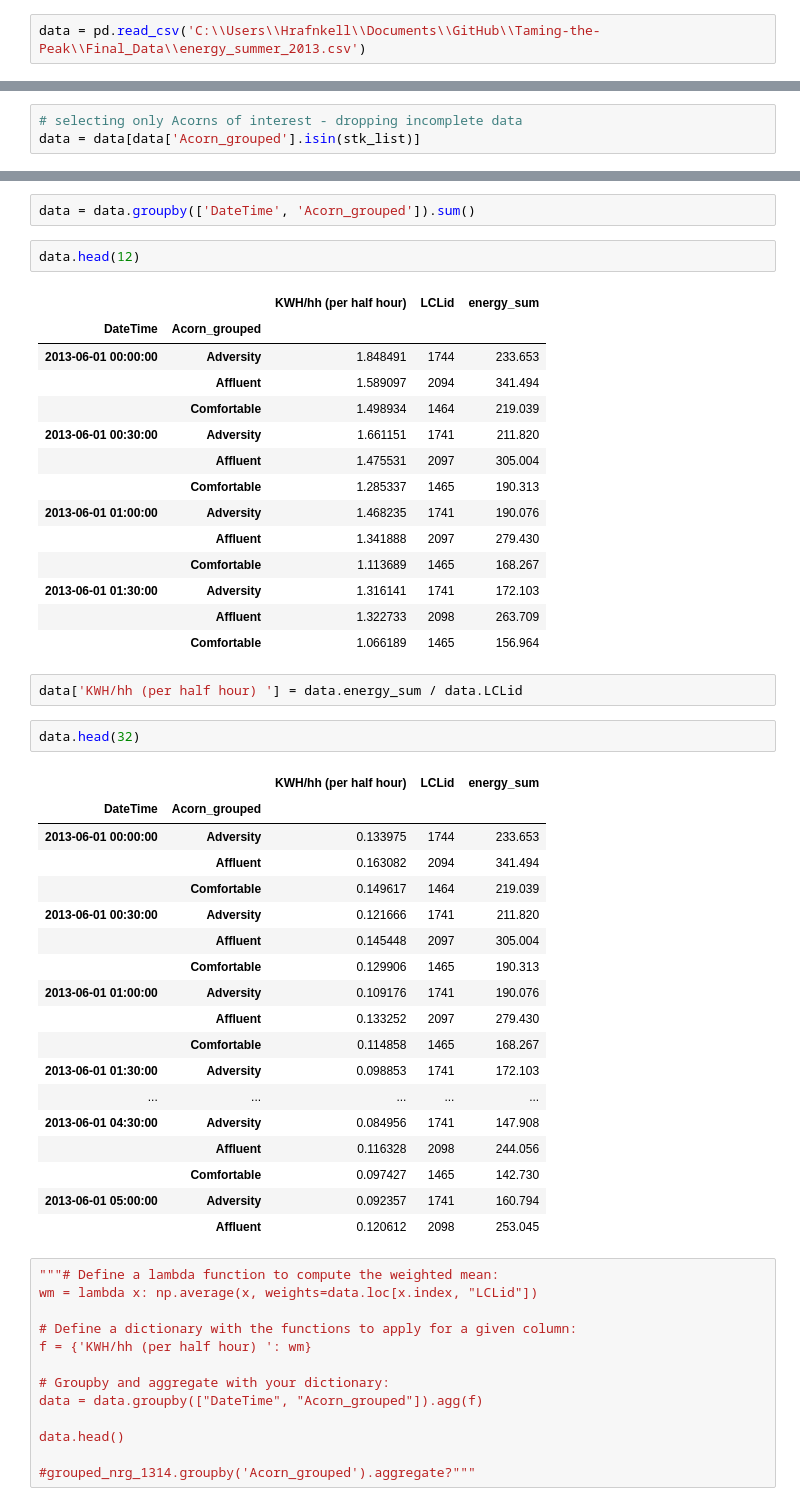
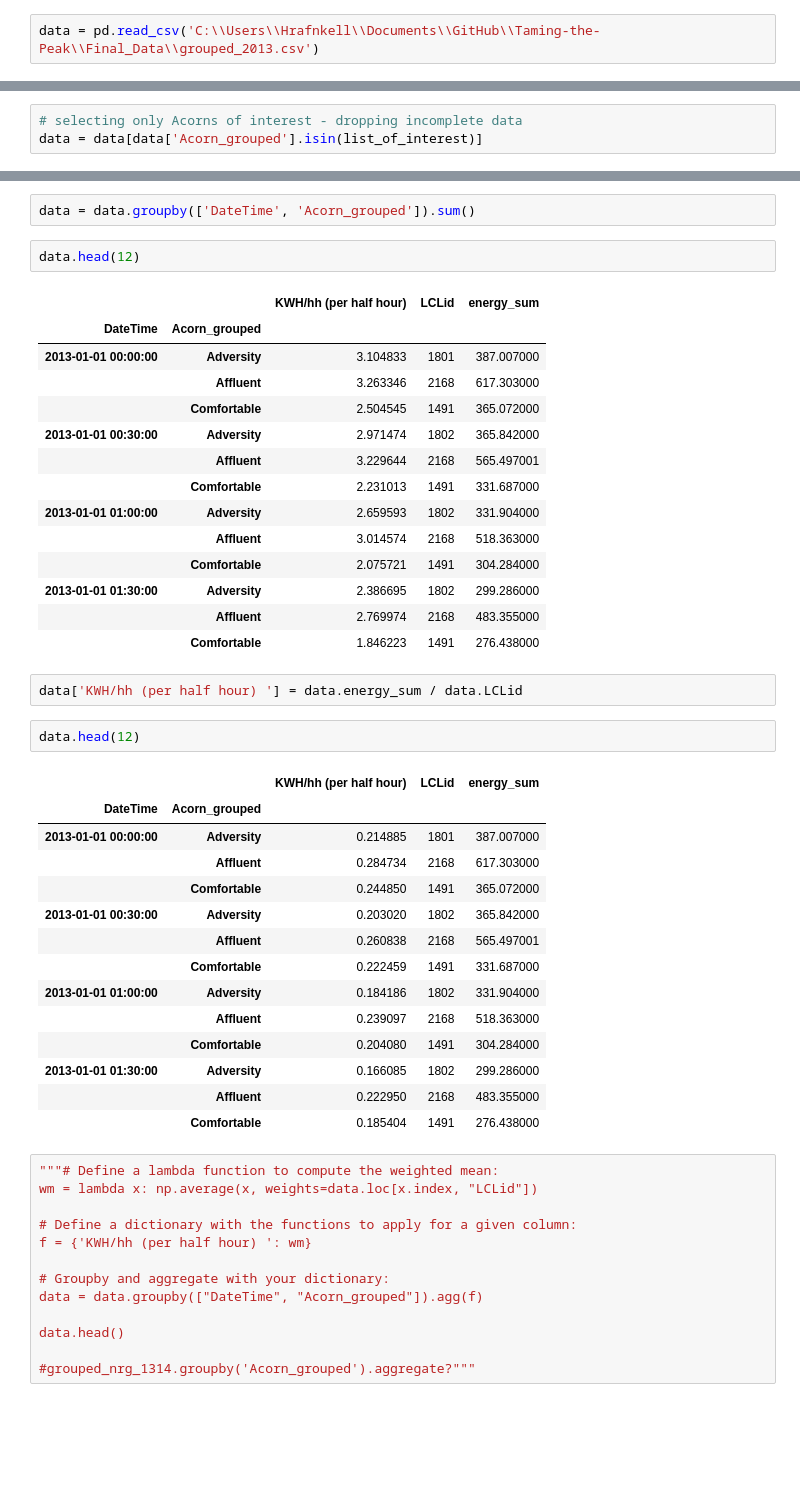
Before and after one commit to connorchency/Taming-the-Peak, a Jupyter notebook: Code/energy_grouped_to_hourly_to_final-Copy1.ipynb, the cells around one changed output, grey strips where cells are left out. Cells and saved outputs as stored; diff of their text form; blank space fills up the shorter version.

Commit message:
adding 2013 data in regression form

```diff
--- a/Code/energy_grouped_to_hourly_to_final-Copy1.ipynb
+++ b/Code/energy_grouped_to_hourly_to_final-Copy1.ipynb
@@ -2,7 +2,7 @@
 import pandas as pd
 import numpy as np
 # %%
-data = pd.read_csv('C:\\Users\\Hrafnkell\\Documents\\GitHub\\Taming-the-Peak\\Final_Data\\energy_summer_2013.csv')
+data = pd.read_csv('C:\\Users\\Hrafnkell\\Documents\\GitHub\\Taming-the-Peak\\Final_Data\\grouped_2013.csv')
 # %%
 list_of_interest = ['Adversity', 'Affluent', 'Comfortable']
 # %%
@@ -12,6 +12,6 @@ len(data)
 # %%
 # selecting only Acorns of interest - dropping incomplete data
-data = data[data['Acorn_grouped'].isin(stk_list)]
+data = data[data['Acorn_grouped'].isin(list_of_interest)]
 # %%
 len(data)
 # %% [output]
@@ -56,41 +56,37 @@ data.head(12)
 # %% [output]
 |  |  | KWH/hh (per half hour) | LCLid | energy_sum |
 | DateTime | Acorn_grouped |  |  |  |
-| 2013-06-01 00:00:00 | Adversity | 1.848491 | 1744 | 233.653 |
-|  | Affluent | 1.589097 | 2094 | 341.494 |
-|  | Comfortable | 1.498934 | 1464 | 219.039 |
-| 2013-06-01 00:30:00 | Adversity | 1.661151 | 1741 | 211.820 |
-|  | Affluent | 1.475531 | 2097 | 305.004 |
-|  | Comfortable | 1.285337 | 1465 | 190.313 |
-| 2013-06-01 01:00:00 | Adversity | 1.468235 | 1741 | 190.076 |
-|  | Affluent | 1.341888 | 2097 | 279.430 |
-|  | Comfortable | 1.113689 | 1465 | 168.267 |
-| 2013-06-01 01:30:00 | Adversity | 1.316141 | 1741 | 172.103 |
-|  | Affluent | 1.322733 | 2098 | 263.709 |
-|  | Comfortable | 1.066189 | 1465 | 156.964 |
+| 2013-01-01 00:00:00 | Adversity | 3.104833 | 1801 | 387.007000 |
+|  | Affluent | 3.263346 | 2168 | 617.303000 |
+|  | Comfortable | 2.504545 | 1491 | 365.072000 |
+| 2013-01-01 00:30:00 | Adversity | 2.971474 | 1802 | 365.842000 |
+|  | Affluent | 3.229644 | 2168 | 565.497001 |
+|  | Comfortable | 2.231013 | 1491 | 331.687000 |
+| 2013-01-01 01:00:00 | Adversity | 2.659593 | 1802 | 331.904000 |
+|  | Affluent | 3.014574 | 2168 | 518.363000 |
+|  | Comfortable | 2.075721 | 1491 | 304.284000 |
+| 2013-01-01 01:30:00 | Adversity | 2.386695 | 1802 | 299.286000 |
+|  | Affluent | 2.769974 | 2168 | 483.355000 |
+|  | Comfortable | 1.846223 | 1491 | 276.438000 |
 # %%
 data['KWH/hh (per half hour) '] = data.energy_sum / data.LCLid
 # %%
-data.head(32)
+data.head(12)
 # %% [output]
 |  |  | KWH/hh (per half hour) | LCLid | energy_sum |
 | DateTime | Acorn_grouped |  |  |  |
-| 2013-06-01 00:00:00 | Adversity | 0.133975 | 1744 | 233.653 |
-|  | Affluent | 0.163082 | 2094 | 341.494 |
-|  | Comfortable | 0.149617 | 1464 | 219.039 |
-| 2013-06-01 00:30:00 | Adversity | 0.121666 | 1741 | 211.820 |
-|  | Affluent | 0.145448 | 2097 | 305.004 |
-|  | Comfortable | 0.129906 | 1465 | 190.313 |
-| 2013-06-01 01:00:00 | Adversity | 0.109176 | 1741 | 190.076 |
-|  | Affluent | 0.133252 | 2097 | 279.430 |
-|  | Comfortable | 0.114858 | 1465 | 168.267 |
-| 2013-06-01 01:30:00 | Adversity | 0.098853 | 1741 | 172.103 |
-| ... | ... | ... | ... | ... |
-| 2013-06-01 04:30:00 | Adversity | 0.084956 | 1741 | 147.908 |
-|  | Affluent | 0.116328 | 2098 | 244.056 |
-|  | Comfortable | 0.097427 | 1465 | 142.730 |
-| 2013-06-01 05:00:00 | Adversity | 0.092357 | 1741 | 160.794 |
-|  | Affluent | 0.120612 | 2098 | 253.045 |
+| 2013-01-01 00:00:00 | Adversity | 0.214885 | 1801 | 387.007000 |
+|  | Affluent | 0.284734 | 2168 | 617.303000 |
+|  | Comfortable | 0.244850 | 1491 | 365.072000 |
+| 2013-01-01 00:30:00 | Adversity | 0.203020 | 1802 | 365.842000 |
+|  | Affluent | 0.260838 | 2168 | 565.497001 |
+|  | Comfortable | 0.222459 | 1491 | 331.687000 |
+| 2013-01-01 01:00:00 | Adversity | 0.184186 | 1802 | 331.904000 |
+|  | Affluent | 0.239097 | 2168 | 518.363000 |
+|  | Comfortable | 0.204080 | 1491 | 304.284000 |
+| 2013-01-01 01:30:00 | Adversity | 0.166085 | 1802 | 299.286000 |
+|  | Affluent | 0.222950 | 2168 | 483.355000 |
+|  | Comfortable | 0.185404 | 1491 | 276.438000 |
 # %%
 """# Define a lambda function to compute the weighted mean:
 wm = lambda x: np.average(x, weights=data.loc[x.index, "LCLid"])
```
Also changed, not shown: parts of 17 cells of this notebook, 2 other files.
